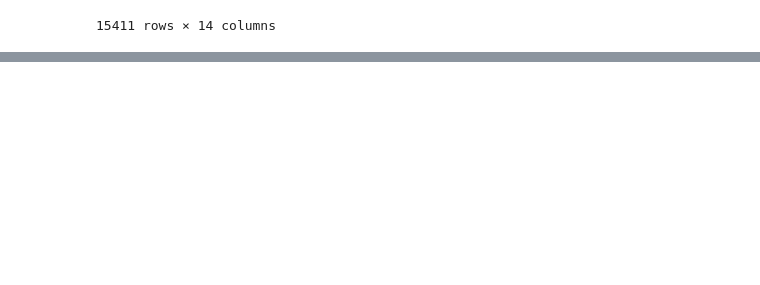
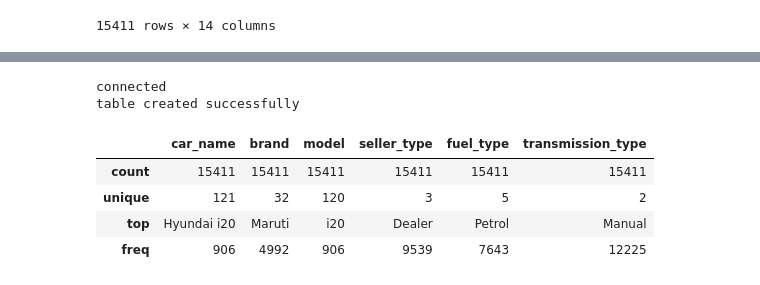
Before and after one commit to Kanishk-kh821/carpriceprediction, a Jupyter notebook: main.ipynb, the cells around one changed output, grey strips where cells are left out. Saved outputs shown, nothing was run; the diff lists cells and outputs as text; code cells hidden in the pictures; blank space fills up the shorter version.

```diff
--- a/main.ipynb
+++ b/main.ipynb
@@ -46,0 +116,38 @@ df
+# %%
+try:
+    conn = connection.connect(user='root', password='2536', database="car_database")
+    query="""truncate car_dataset;"""
+    cursor = conn.cursor()
+    cursor.execute(query)
+    conn.commit()
+
+    query = f"""truncate car_dataset;"""
+    cursor = conn.cursor()
+    cursor.execute(query)
+    conn.commit()
+    for key, value in df.iterrows():
+        car_name,brand,model,vehicle_age,km_driven,seller_type,fuel_type,transmission_type,mileage,engine,max_power,seats,selling_price = value[0],value[1], value[2], value[3], value[4],value[5] ,value[6],value[7] ,value[8] ,value[9] ,value[10] ,value[11] ,value[12]
+
+        query = f"""insert into car_dataset values ('{car_name}','{brand}', '{model}',{vehicle_age},{km_driven},'{seller_type}','{fuel_type}','{transmission_type}',{mileage},{engine},{max_power},{seats},{selling_price});"""
+        cursor = conn.cursor()
+        cursor.execute(query)
+    conn.commit()
+
+except Exception as e:
+    print(e)
+else:
+    print('connected')
+    print("table created successfully")
+finally:
+    conn.close()
+# %% [output]
+connected
+table created successfully
+# %%
+df.describe(include='object')
+# %% [output]
+|  | car_name | brand | model | seller_type | fuel_type | transmission_type |
+| count | 15411 | 15411 | 15411 | 15411 | 15411 | 15411 |
+| unique | 121 | 32 | 120 | 3 | 5 | 2 |
+| top | Hyundai i20 | Maruti | i20 | Dealer | Petrol | Manual |
+| freq | 906 | 4992 | 906 | 9539 | 7643 | 12225 |
```
Also changed, not shown: parts of 8 cells of this notebook.
